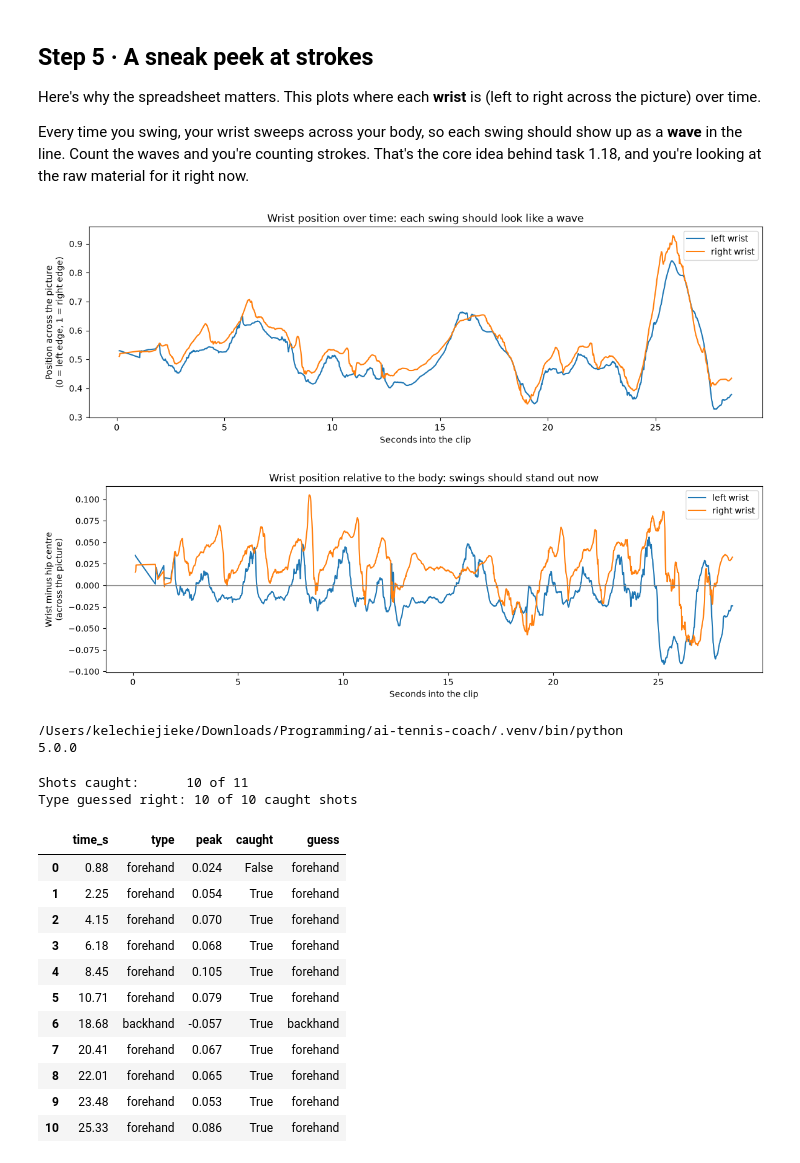
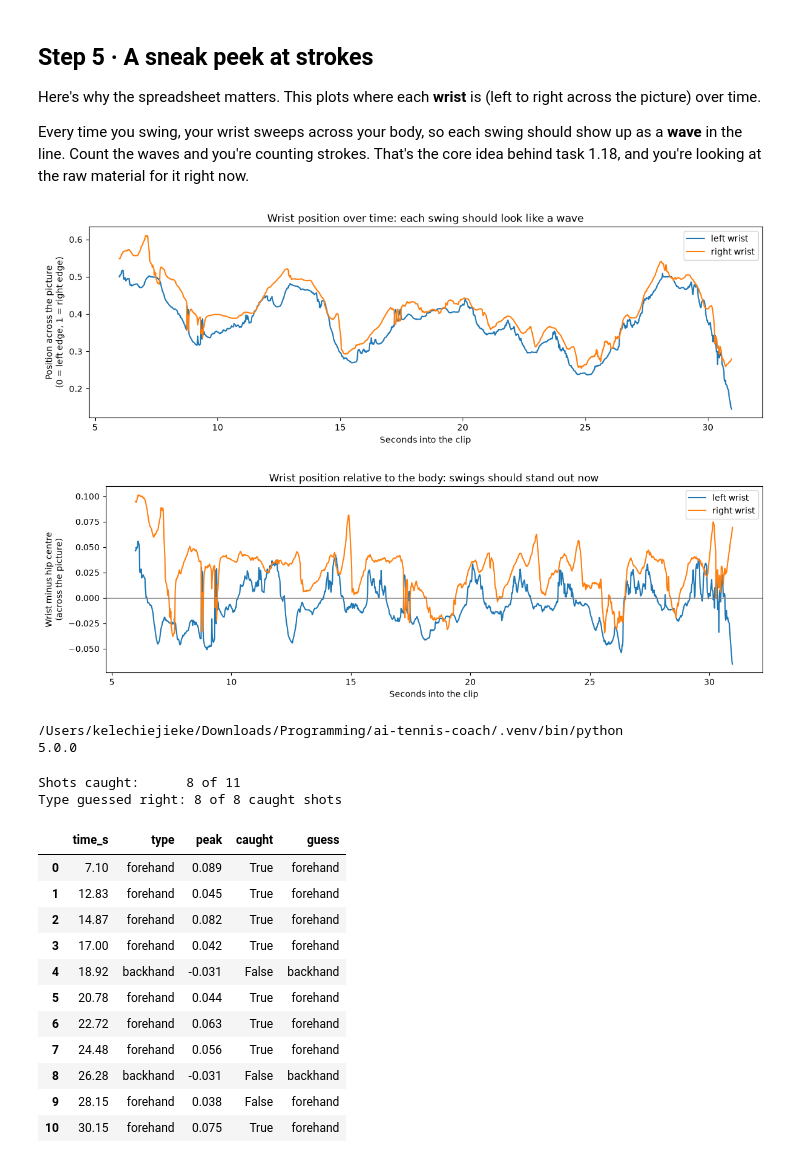
Before and after one commit to Klaifo/CV-Project, a Jupyter notebook: notebooks/02_pose_full_video.ipynb, the cells around one changed output. Cells and saved outputs as stored; diff of their text form; code cells hidden in the pictures.

Commit message:
IMG_1187 stroke log; EXP-002 Run 2: 8/11 caught

```diff
--- a/notebooks/02_pose_full_video.ipynb
+++ b/notebooks/02_pose_full_video.ipynb
@@ -26,12 +26,12 @@ PROJECT = Path.cwd().parent if Path.cwd().name == "notebooks" else Path.cwd()
 
 # ---- Things you can change ----
 CLIP_FOLDER = PROJECT / "data" / "raw"
-CLIP_NAME = "IMG_1188"
-START_SEC = None        # e.g. 5 to skip the first 5 seconds; None = from the start
-END_SEC = None          # e.g. 15 to stop at 15 seconds; None = to the end
+CLIP_NAME = "IMG_1187"
+START_SEC = 6        # e.g. 5 to skip the first 5 seconds; None = from the start
+END_SEC = 31          # e.g. 15 to stop at 15 seconds; None = to the end
 MODEL_VARIANT = "full"  # "lite" (fast), "full", or "heavy" (slow, most accurate)
 VIS_THRESHOLD = 0.5     # dots below this confidence are drawn red
-FLIP_180 = True
+FLIP_180 = False
 # -------------------------------
 
 VIDEO_PATH = sorted(CLIP_FOLDER.glob(CLIP_NAME + ".*"))[0]
@@ -225,7 +225,7 @@ ax.set_title("Wrist position over time: each swing should look like a wave")
 ax.legend()
 plt.show()
 # %% [output]
-[figure, old version]
+[figure, new version]
 # %%
 # Middle of the hips on each frame
 hips = (df[df["point"].isin(["left_hip", "right_hip"])]
@@ -243,7 +243,7 @@ ax.set_title("Wrist position relative to the body: swings should stand out now")
 ax.legend()
 plt.show()
 # %% [output]
-[figure, old version]
+[figure, new version]
 # %%
 import sys, cv2
 print(sys.executable)
@@ -252,7 +252,7 @@ print(cv2.__version__)
 /Users/kelechiejieke/Downloads/Programming/ai-tennis-coach/.venv/bin/python
 5.0.0
 # %%
-STROKES_PATH = PROJECT / "data" / "labels" / "strokes_IMG_1188.csv"
+STROKES_PATH = PROJECT / "data" / "labels" / "strokes_IMG_1187.csv"
 strokes = pd.read_csv(STROKES_PATH, skipinitialspace=True)
 # ---- Knobs you can tune ----
 WINDOW_S = 0.3              # how far before/after each logged shot to look (seconds)
@@ -265,43 +265,43 @@ hips_x = df[df["point"].isin(["left_hip", "right_hip"])].groupby("frame")["x"].m
 wrist = df[df["point"] == RACKET_WRIST].set_index("frame")
 wrist["rel"] = wrist["x"] - hips_x
 
 results = []
 for _, shot in strokes.iterrows():
     # All frames within WINDOW_S seconds of this shot
     near = wrist[(wrist["time_s"] - shot["time_s"]).abs() <= WINDOW_S]
     if near.empty:
         results.append({"time_s": shot["time_s"], "type": shot["type"],
                         "peak": None, "caught": False, "guess": None})
         continue
 
     # The biggest swing away from the body in that window (up or down)
     peak = near.loc[near["rel"].abs().idxmax(), "rel"]
     results.append({
         "time_s": shot["time_s"],
         "type": shot["type"],
         "peak": round(peak, 3),
         "caught": abs(peak) >= SPIKE_THRESHOLD,
         "guess": "forehand" if peak > 0 else "backhand",   # up = forehand, down = backhand
     })
 
 check = pd.DataFrame(results)
 caught = check["caught"].sum()
 right_type = (check["caught"] & (check["guess"] == check["type"])).sum()
 print(f"Shots caught:      {caught} of {len(check)}")
 print(f"Type guessed right: {right_type} of {caught} caught shots")
 check
 # %% [output]
-Shots caught:      10 of 11
-Type guessed right: 10 of 10 caught shots
+Shots caught:      8 of 11
+Type guessed right: 8 of 8 caught shots
 |  | time_s | type | peak | caught | guess |
-| 0 | 0.88 | forehand | 0.024 | False | forehand |
-| 1 | 2.25 | forehand | 0.054 | True | forehand |
-| 2 | 4.15 | forehand | 0.070 | True | forehand |
-| 3 | 6.18 | forehand | 0.068 | True | forehand |
-| 4 | 8.45 | forehand | 0.105 | True | forehand |
-| 5 | 10.71 | forehand | 0.079 | True | forehand |
-| 6 | 18.68 | backhand | -0.057 | True | backhand |
-| 7 | 20.41 | forehand | 0.067 | True | forehand |
-| 8 | 22.01 | forehand | 0.065 | True | forehand |
-| 9 | 23.48 | forehand | 0.053 | True | forehand |
-| 10 | 25.33 | forehand | 0.086 | True | forehand |
+| 0 | 7.10 | forehand | 0.089 | True | forehand |
+| 1 | 12.83 | forehand | 0.045 | True | forehand |
+| 2 | 14.87 | forehand | 0.082 | True | forehand |
+| 3 | 17.00 | forehand | 0.042 | True | forehand |
+| 4 | 18.92 | backhand | -0.031 | False | backhand |
+| 5 | 20.78 | forehand | 0.044 | True | forehand |
+| 6 | 22.72 | forehand | 0.063 | True | forehand |
+| 7 | 24.48 | forehand | 0.056 | True | forehand |
+| 8 | 26.28 | backhand | -0.031 | False | backhand |
+| 9 | 28.15 | forehand | 0.038 | False | forehand |
+| 10 | 30.15 | forehand | 0.075 | True | forehand |
```
Also changed, not shown: parts of 4 cells of this notebook, 1 other file.
